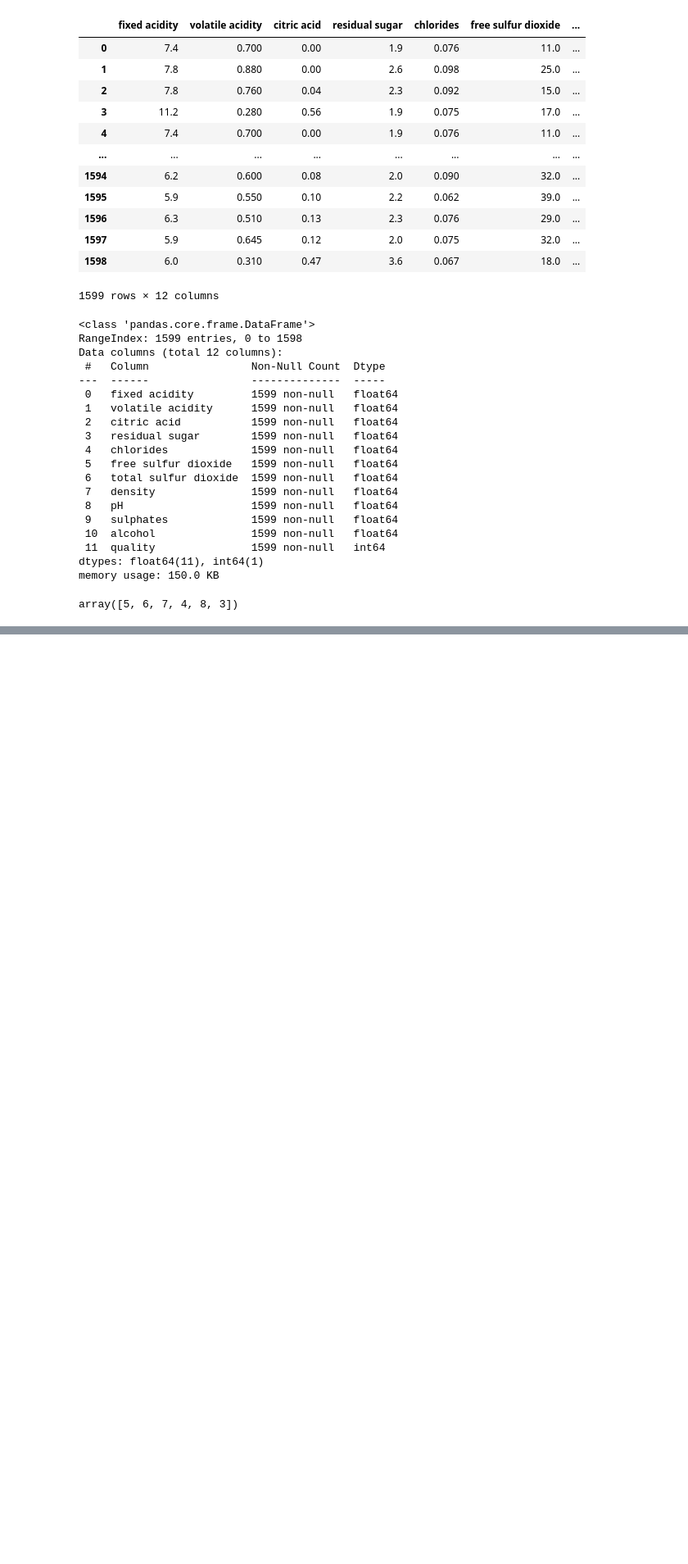
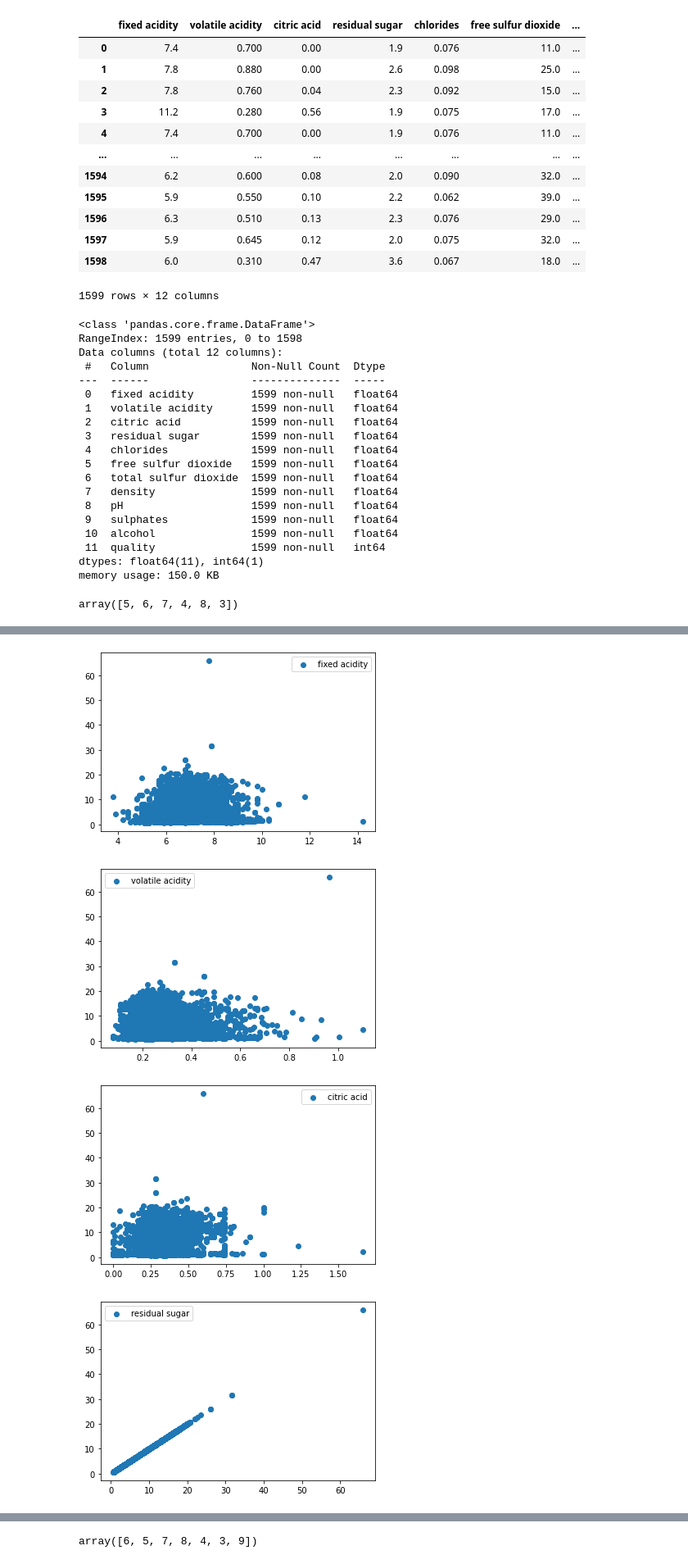
Before and after one commit to klsalcedo/red_wine_analysis, a Jupyter notebook: data_cleaning.ipynb, the cells around one changed output, grey strips where cells are left out. Shown at 82% size. Saved outputs shown, nothing was run; the diff lists cells and outputs as text; code cells hidden in the pictures; blank space fills up the shorter version.

Commit message:
white wine csv

```diff
--- a/data_cleaning.ipynb
+++ b/data_cleaning.ipynb
@@ -65,0 +74,3 @@ for column in df:
+# %%
+df_ = pd.read_csv('wines/WineQuality-WhiteWine.csv')
+df_
@@ -65,0 +91,10 @@ for column in df:
+# %%
+for column in df_:
+    plt.scatter(x=df_[column],y=df_['residual sugar'],label = column)
+    plt.legend()
+    plt.show()
+# %% [output]
+[figure, added]
+[figure, added]
+[figure, added]
+[figure, added]
@@ -65,0 +109,4 @@ for column in df:
+# %%
+df_['quality'].unique()
+# %% [output]
+array([6, 5, 7, 8, 4, 3, 9])
```
Also changed, not shown: parts of 5 cells of this notebook, 4 other files.
